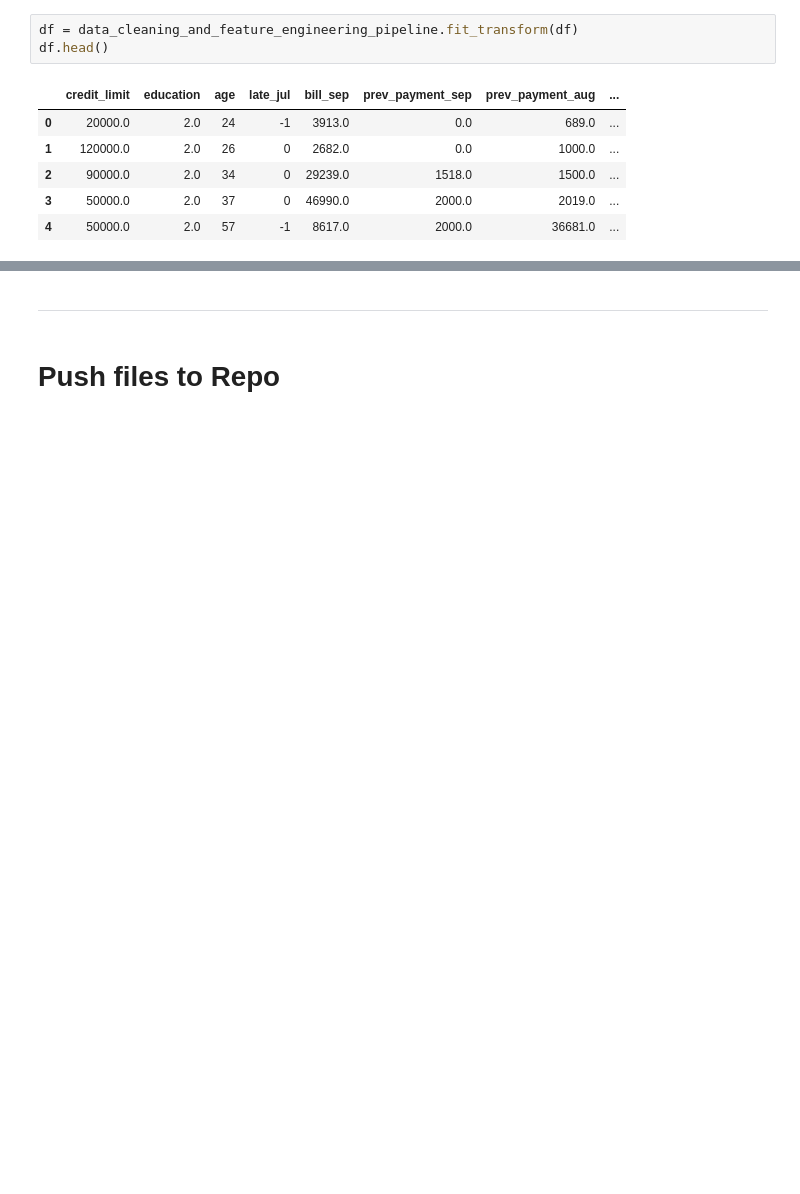
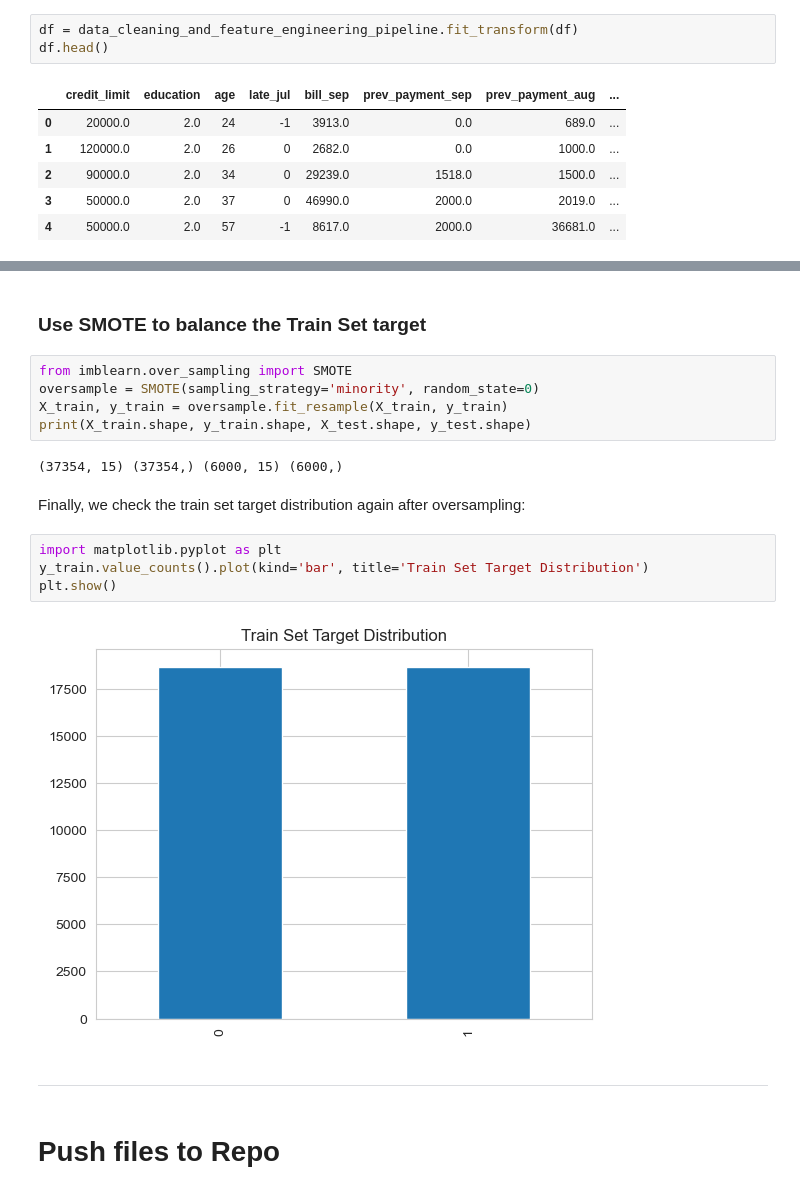
Before and after one commit to frankiesanjana/credit-card-default, a Jupyter notebook: jupyter_notebooks/05_modelling_and_evaluation.ipynb, the cells around one changed output, grey strips where cells are left out. Cells and saved outputs as stored; diff of their text form; blank space fills up the shorter version.

```diff
--- a/jupyter_notebooks/05_modelling_and_evaluation.ipynb
+++ b/jupyter_notebooks/05_modelling_and_evaluation.ipynb
@@ -166,3 +297,20 @@ NOTE
+# %% [markdown]
+### Use SMOTE to balance the Train Set target
+# %%
+from imblearn.over_sampling import SMOTE
+oversample = SMOTE(sampling_strategy='minority', random_state=0)
+X_train, y_train = oversample.fit_resample(X_train, y_train)
+print(X_train.shape, y_train.shape, X_test.shape, y_test.shape)
+# %% [output]
+(37354, 15) (37354,) (6000, 15) (6000,)
+# %% [markdown]
+Finally, we check the train set target distribution again after oversampling:
+# %%
+import matplotlib.pyplot as plt
+y_train.value_counts().plot(kind='bar', title='Train Set Target Distribution')
+plt.show()
+# %% [output]
+[figure, added]
 # %% [markdown]
 ---
 # %% [markdown]
```
Also changed, not shown: parts of 24 cells of this notebook.
